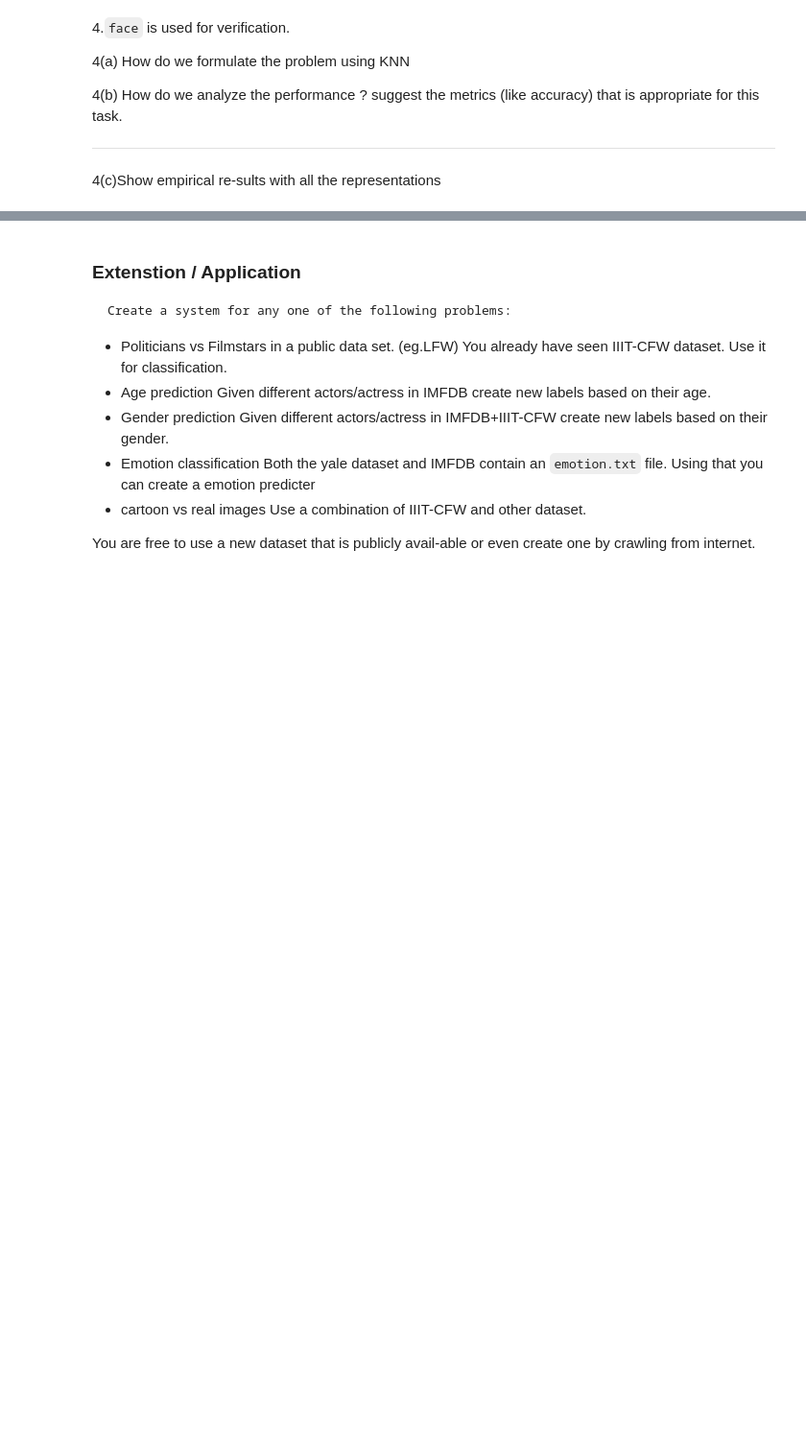
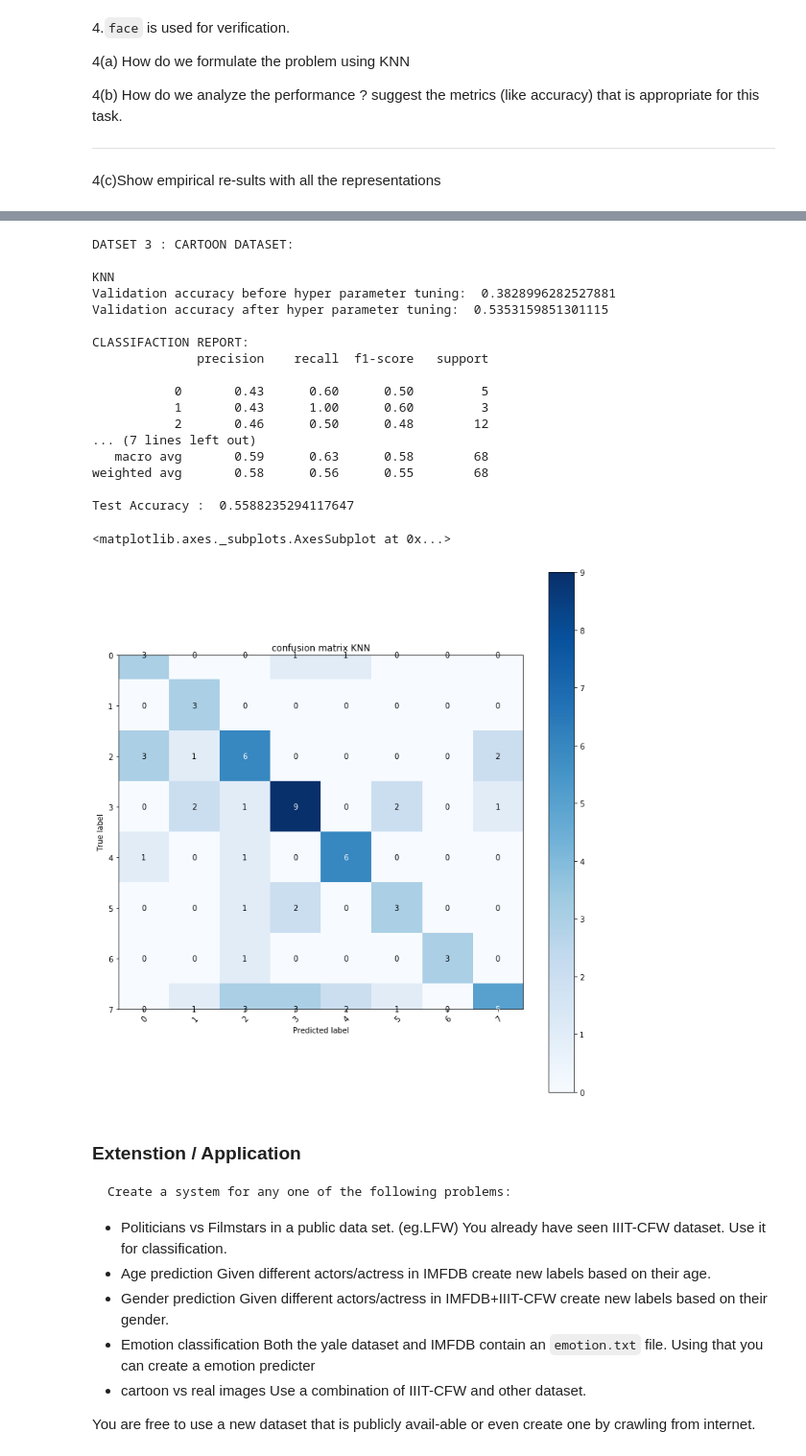
Before and after one commit to niveditarufus/SMAI-Homeworks, a Jupyter notebook: Assignments/2019702002-Copy1.ipynb, the cells around one changed output, grey strips where cells are left out. Shown at 96% size. Saved outputs shown, nothing was run; the diff lists cells and outputs as text; code cells hidden in the pictures; blank space fills up the shorter version.

```diff
--- a/Assignments/2019702002-Copy1.ipynb
+++ b/Assignments/2019702002-Copy1.ipynb
@@ -882,3 +976,53 @@ X_val_pca1 = pca.transform(X_val1)
+# %%
+print("DATSET 3 : CARTOON DATASET:")
+print("\nKNN")
+names = np.unique(y_cfw)
+data = X_cfw.reshape((X_cfw.shape[0],X_cfw.shape[1]*X_cfw.shape[2]))
+X_train1, X_test1, y_train1, y_test1 = train_test_split( data, y_cfw, test_size=0.10, random_state=42)
+X_train1, X_val1, y_train1, y_val1 = train_test_split( data, y_cfw, test_size=0.40, random_state=42)
+
+pca = PCA(75)
+pca.fit(X_train1)
+X_train_pca1 = pca.transform(X_train1)
+X_test_pca1 = pca.transform(X_test1)
+X_val_pca1 = pca.transform(X_val1)
+
+clf = FaceVerification(k = 5 , cw = 'uniform', distance_type = 2)
+clf.train(X_train_pca1, y_train1)
+val1 = clf.verify(X_val_pca1,y_val1)
+print("Validation accuracy before hyper parameter tuning: ",test_accuracy(y_val1,val1))
+
+clf.validate(X_val_pca1, y_val1)
+clf.train(X_val_pca1, y_val1)
+val1 = clf.verify(X_val_pca1, y_test1)
+print("Validation accuracy after hyper parameter tuning: ",test_accuracy(y_val1,val1))
+
+y_pred1 = clf.verify(X_test_pca1, y_val1)
+print('\nCLASSIFACTION REPORT: ')
+print(report_of_classifiaction(y_test1, y_pred1))
+print("Test Accuracy : ", test_accuracy(y_test1, y_pred1))
+
+plot_confusion_matrix(y_test1, y_pred1, names,title = 'confusion matrix KNN')
+# %% [output]
+DATSET 3 : CARTOON DATASET:
+
+KNN
+Validation accuracy before hyper parameter tuning:  0.3828996282527881
+Validation accuracy after hyper parameter tuning:  0.5353159851301115
+
+CLASSIFACTION REPORT:
+              precision    recall  f1-score   support
+
+           0       0.43      0.60      0.50         5
+           1       0.43      1.00      0.60         3
+           2       0.46      0.50      0.48        12
+... (7 lines left out)
+   macro avg       0.59      0.63      0.58        68
+weighted avg       0.58      0.56      0.55        68
+
+Test Accuracy :  0.5588235294117647
+<matplotlib.axes._subplots.AxesSubplot at 0x...>
+[figure, added]
 # %%
 # Create 3 tables simiar to page-6 of the paper. One table per dataset
 # Each table will have 5 columns.
```
Also changed, not shown: parts of 10 cells of this notebook.
